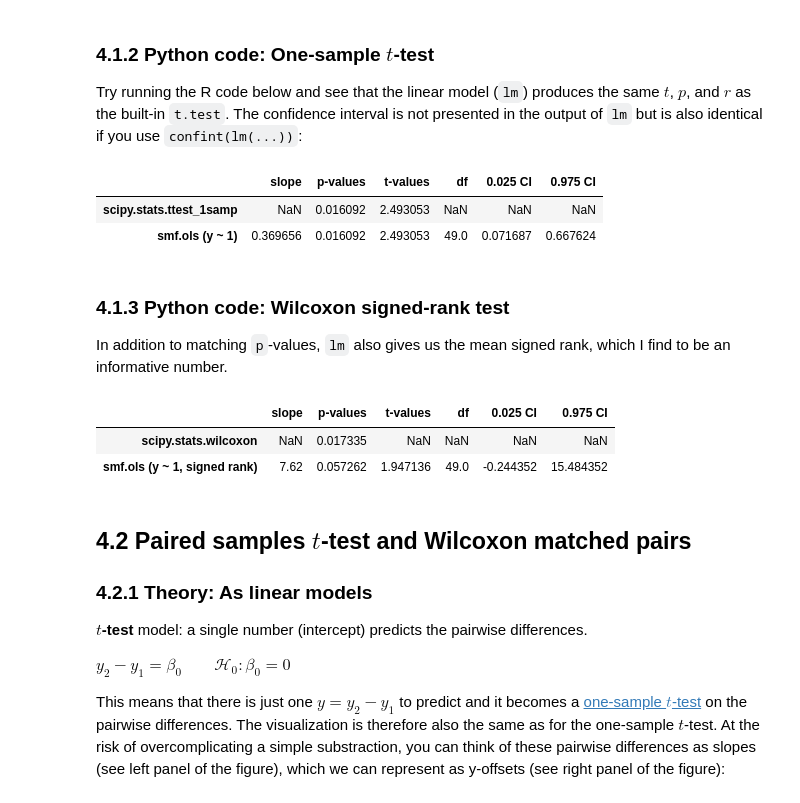
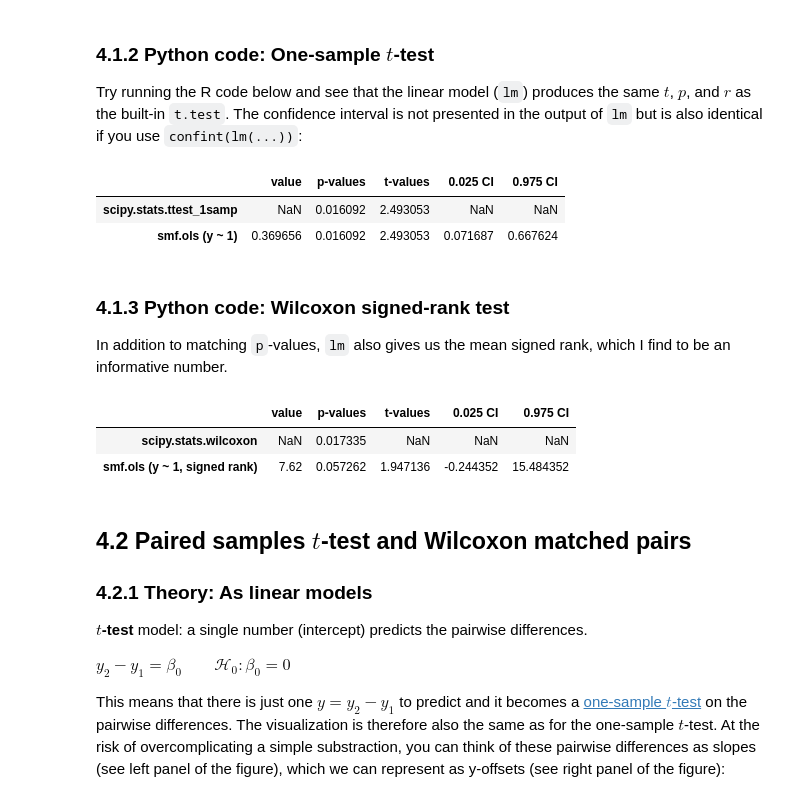
Before and after one commit to eigenfoo/tests-as-linear, a Jupyter notebook: tests-as-linear.ipynb, the cells around one changed output. Saved outputs shown, nothing was run; the diff lists cells and outputs as text; code cells hidden in the pictures.

Commit message:
MAINT: add tabulate function

```diff
--- a/tests-as-linear.ipynb
+++ b/tests-as-linear.ipynb
@@ -235,21 +222,15 @@ Try running the R code below and see that the linear model (`lm`) produces the s
 # %%
 t, p = scipy.stats.ttest_1samp(data.y, 0)
 res = smf.ols(formula="y ~ 1", data=data).fit()  # Equivalent linear model: intercept-only
-# %%
-# Tabulate and display
-df = pd.DataFrame(index=["scipy.stats.ttest_1samp", "smf.ols (y ~ 1)"])
-df["slope"] = [None, res.params.Intercept]
-df["p-values"] = [p, res.pvalues.Intercept]
-df["t-values"] = [t, res.tvalues.Intercept]
-df["df"] = [None, res.df_resid]
-df["0.025 CI"] = [None, res.conf_int().loc["Intercept", 0]]
-df["0.975 CI"] = [None, res.conf_int().loc["Intercept", 1]]
-
-df
-# %% [output]
-|  | slope | p-values | t-values | df | 0.025 CI | 0.975 CI |
-| scipy.stats.ttest_1samp | NaN | 0.016092 | 2.493053 | NaN | NaN | NaN |
-| smf.ols (y ~ 1) | 0.369656 | 0.016092 | 2.493053 | 49.0 | 0.071687 | 0.667624 |
+# %%
+utils.tabulate_results([None, p, t, None, None],
+                       res,
+                       ["scipy.stats.ttest_1samp", "smf.ols (y ~ 1)"],
+                       x=False)
+# %% [output]
+|  | value | p-values | t-values | 0.025 CI | 0.975 CI |
+| scipy.stats.ttest_1samp | NaN | 0.016092 | 2.493053 | NaN | NaN |
+| smf.ols (y ~ 1) | 0.369656 | 0.016092 | 2.493053 | 0.071687 | 0.667624 |
 # %% [markdown]
 ### 4.1.3 Python code: Wilcoxon signed-rank test
 
@@ -260,21 +241,15 @@ signed_rank_data = signed_rank(data, axis=0)
 # FIXME disagreement?
 _, p = scipy.stats.wilcoxon(data.y)
 res = smf.ols("y ~ 1", data=signed_rank_data).fit()
-# %%
-# Tabulate and display
-df = pd.DataFrame(index=["scipy.stats.wilcoxon", "smf.ols (y ~ 1, signed rank)"])
-df["slope"] = [None, res.params.Intercept]
-df["p-values"] = [p, res.pvalues.Intercept]
-df["t-values"] = [None, res.tvalues.Intercept]
-df["df"] = [None, res.df_resid]
-df["0.025 CI"] = [None, res.conf_int().loc["Intercept", 0]]
-df["0.975 CI"] = [None, res.conf_int().loc["Intercept", 1]]
-
-df
-# %% [output]
-|  | slope | p-values | t-values | df | 0.025 CI | 0.975 CI |
-| scipy.stats.wilcoxon | NaN | 0.017335 | NaN | NaN | NaN | NaN |
-| smf.ols (y ~ 1, signed rank) | 7.62 | 0.057262 | 1.947136 | 49.0 | -0.244352 | 15.484352 |
+# %%
+utils.tabulate_results([None, p, None, None, None],
+                       res,
+                       ["scipy.stats.wilcoxon", "smf.ols (y ~ 1, signed rank)"],
+                       x=False)
+# %% [output]
+|  | value | p-values | t-values | 0.025 CI | 0.975 CI |
+| scipy.stats.wilcoxon | NaN | 0.017335 | NaN | NaN | NaN |
+| smf.ols (y ~ 1, signed rank) | 7.62 | 0.057262 | 1.947136 | -0.244352 | 15.484352 |
 # %% [markdown]
 ## 4.2 Paired samples $t$-test and Wilcoxon matched pairs
 
```
Also changed, not shown: parts of 8 cells of this notebook, 2 other files.
